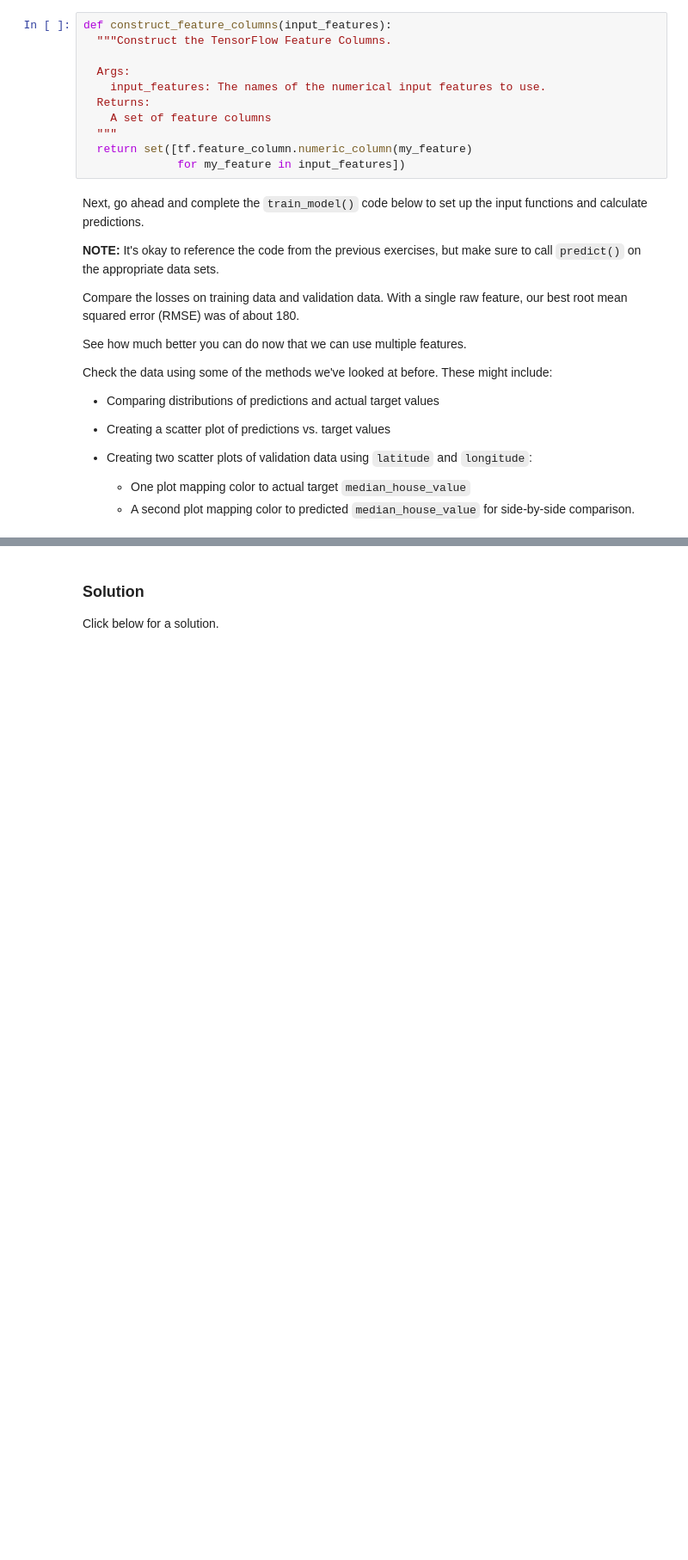
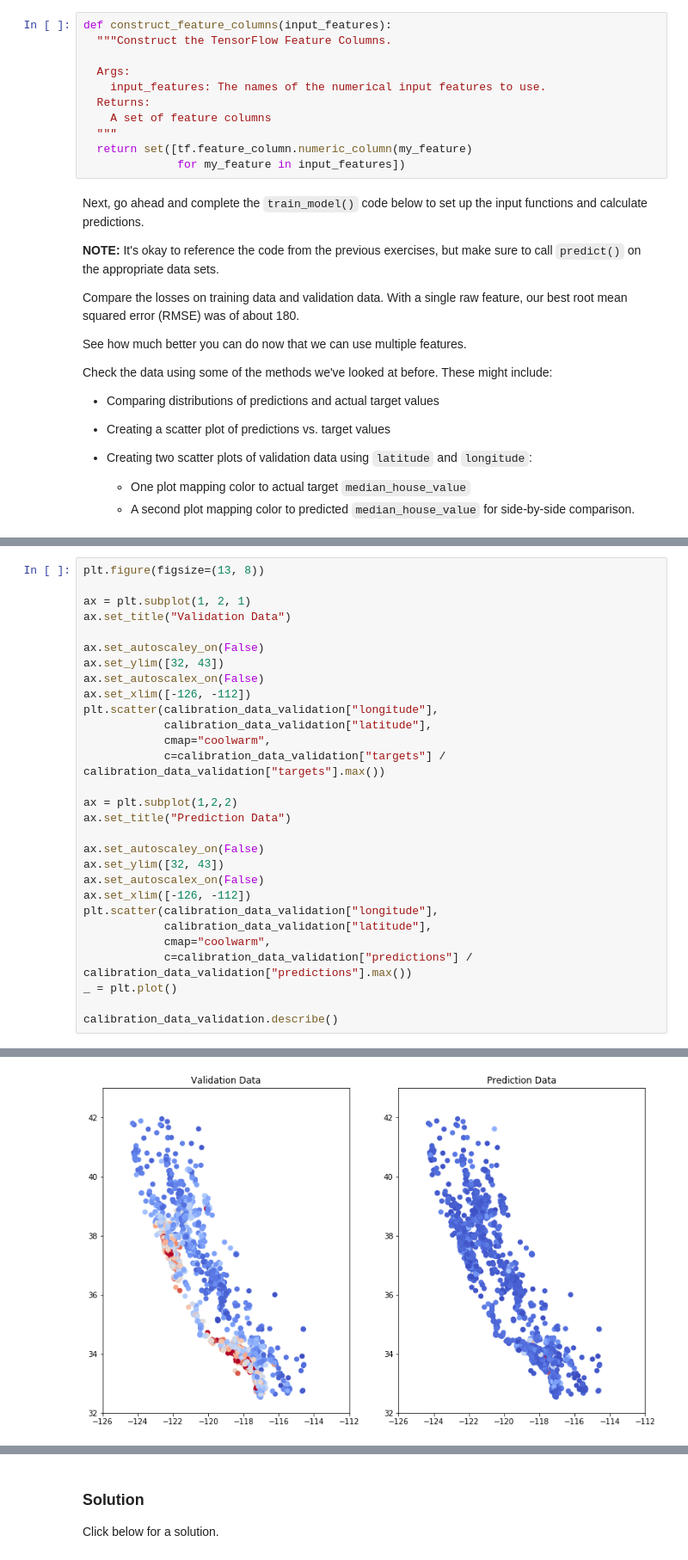
Before and after one commit to odmana/google-ai-crash-course, a Jupyter notebook: validation.ipynb, the cells around one changed output, grey strips where cells are left out. Shown at 86% size. Drawn from its saved outputs; the diff is of its cells as text; blank space fills up the shorter version.

```diff
--- a/validation.ipynb
+++ b/validation.ipynb
@@ -430,0 +448,30 @@ KeyboardInterrupt: ignored
+# %%
+plt.figure(figsize=(13, 8))
+
+ax = plt.subplot(1, 2, 1)
+ax.set_title("Validation Data")
+
+ax.set_autoscaley_on(False)
+ax.set_ylim([32, 43])
+ax.set_autoscalex_on(False)
+ax.set_xlim([-126, -112])
+plt.scatter(calibration_data_validation["longitude"],
+            calibration_data_validation["latitude"],
+            cmap="coolwarm",
+            c=calibration_data_validation["targets"] / calibration_data_validation["targets"].max())
+
+ax = plt.subplot(1,2,2)
+ax.set_title("Prediction Data")
+
+ax.set_autoscaley_on(False)
+ax.set_ylim([32, 43])
+ax.set_autoscalex_on(False)
+ax.set_xlim([-126, -112])
+plt.scatter(calibration_data_validation["longitude"],
+            calibration_data_validation["latitude"],
+            cmap="coolwarm",
+            c=calibration_data_validation["predictions"] / calibration_data_validation["predictions"].max())
+_ = plt.plot()
+
+calibration_data_validation.describe()
+# %% [output]
@@ -430,0 +487 @@ KeyboardInterrupt: ignored
+[figure, added]
```
Also changed, not shown: parts of 11 cells of this notebook.
